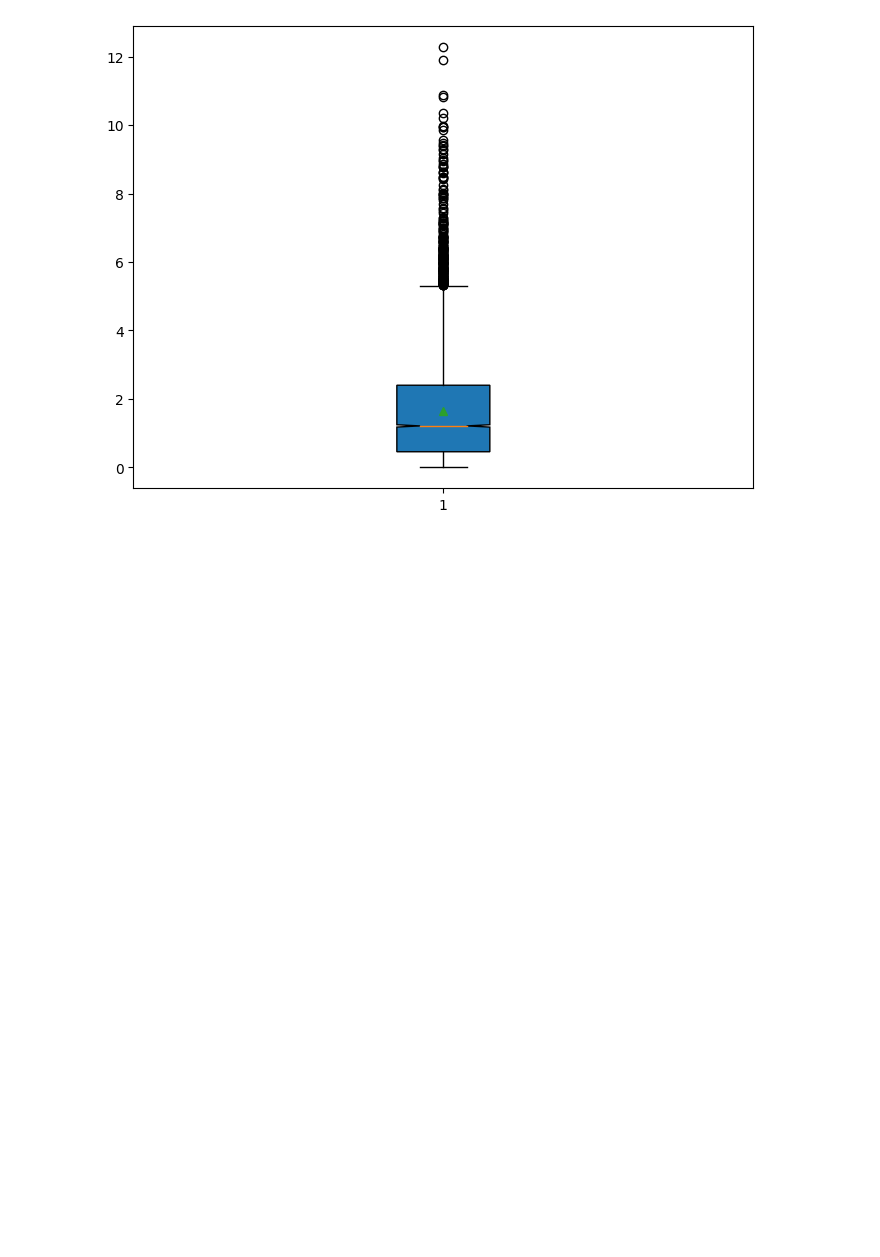
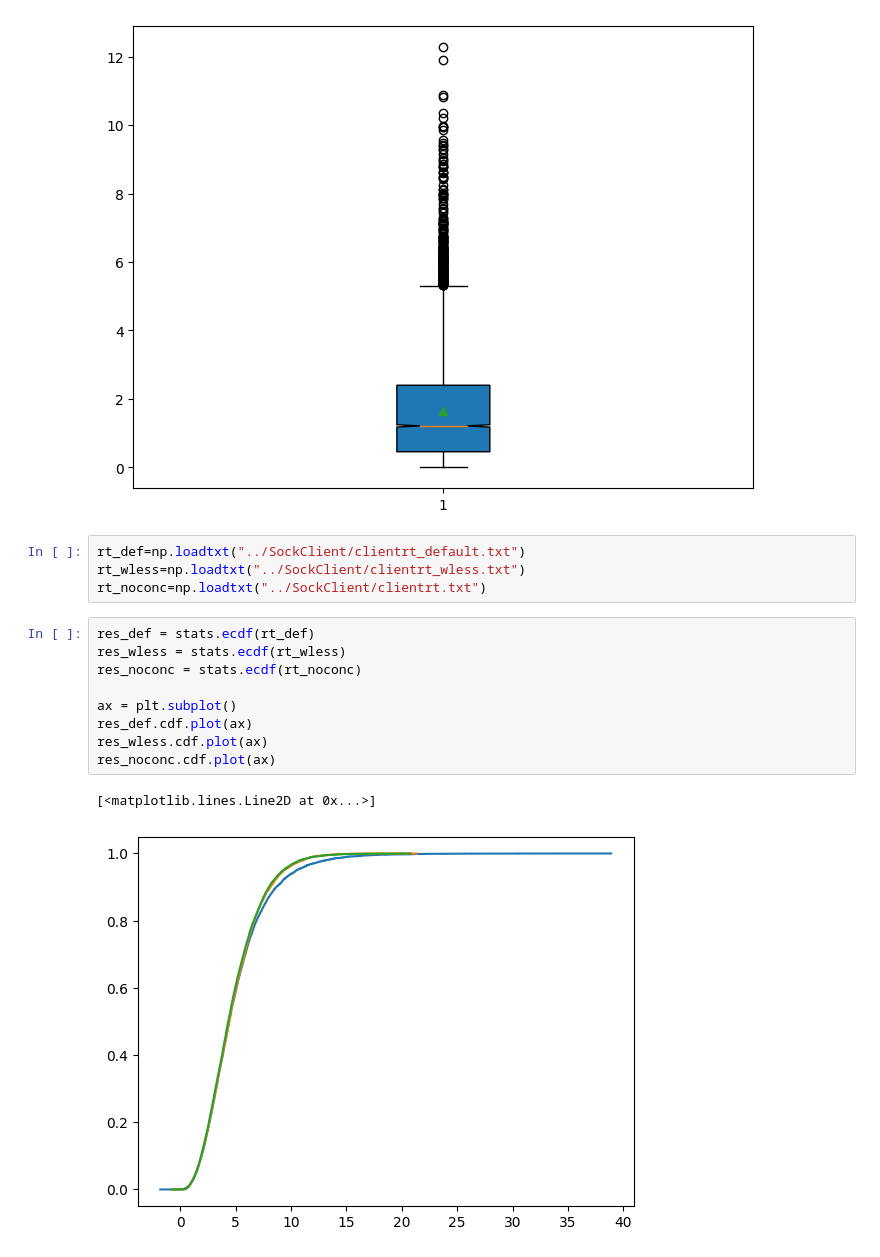
Before and after one commit to bistrulli/SockshopServerless, a Jupyter notebook: logs/exploreLogs.ipynb, the cells around one changed output. Saved outputs shown, nothing was run; the diff lists cells and outputs as text; blank space fills up the shorter version.

```diff
--- a/logs/exploreLogs.ipynb
+++ b/logs/exploreLogs.ipynb
@@ -27,3 +28,19 @@ plt.boxplot(payload, notch=True, vert=True, patch_artist=True, showmeans=True)
  'fliers': [<matplotlib.lines.Line2D at 0x...>],
  'means': [<matplotlib.lines.Line2D at 0x...>]}
 [figure]
+# %%
+rt_def=np.loadtxt("../SockClient/clientrt_default.txt")
+rt_wless=np.loadtxt("../SockClient/clientrt_wless.txt")
+rt_noconc=np.loadtxt("../SockClient/clientrt.txt")
+# %%
+res_def = stats.ecdf(rt_def)
+res_wless = stats.ecdf(rt_wless)
+res_noconc = stats.ecdf(rt_noconc)
+
+ax = plt.subplot()
+res_def.cdf.plot(ax)
+res_wless.cdf.plot(ax)
+res_noconc.cdf.plot(ax)
+# %% [output]
+[<matplotlib.lines.Line2D at 0x...>]
+[figure, added]
```
Also changed, not shown: parts of 1 cell of this notebook, 17 other files.
